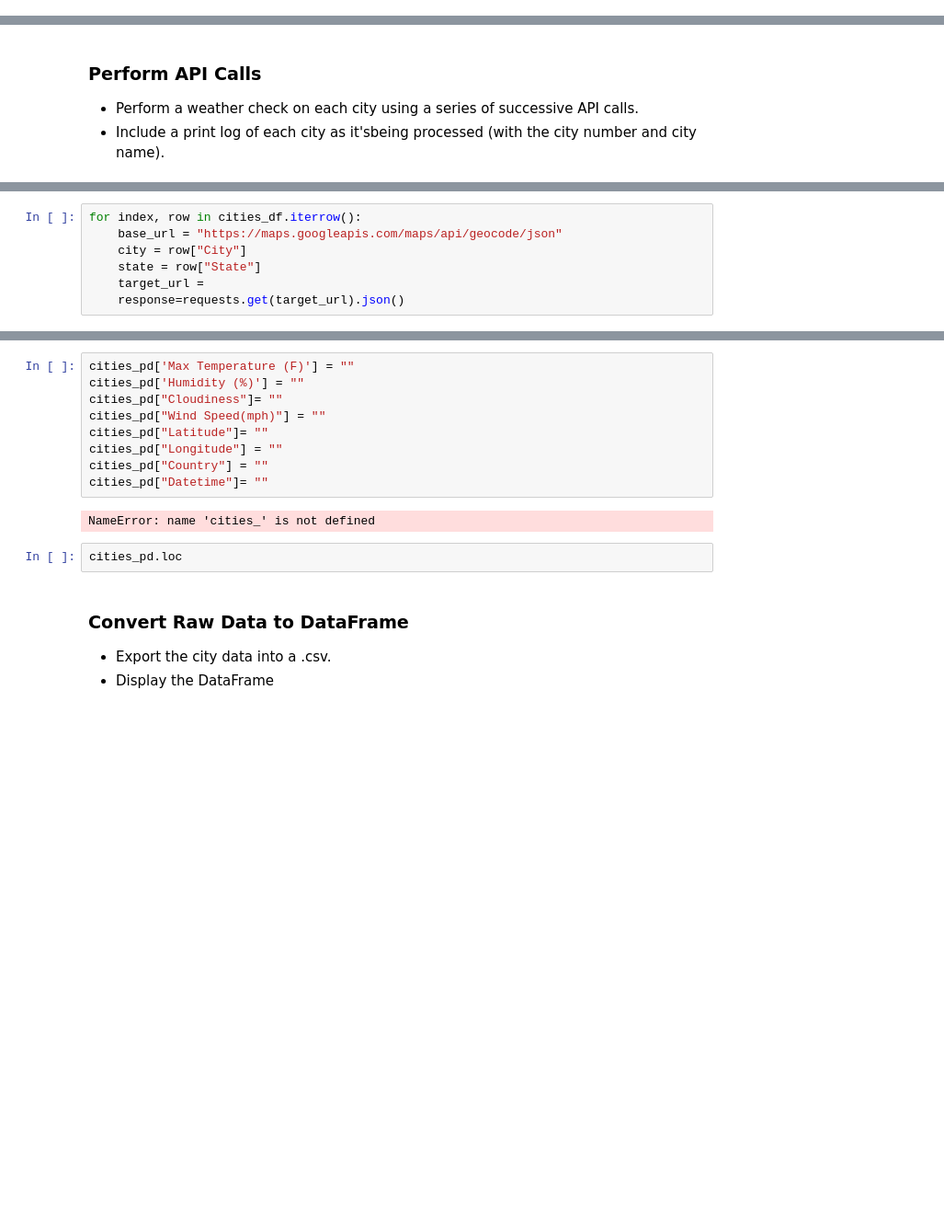
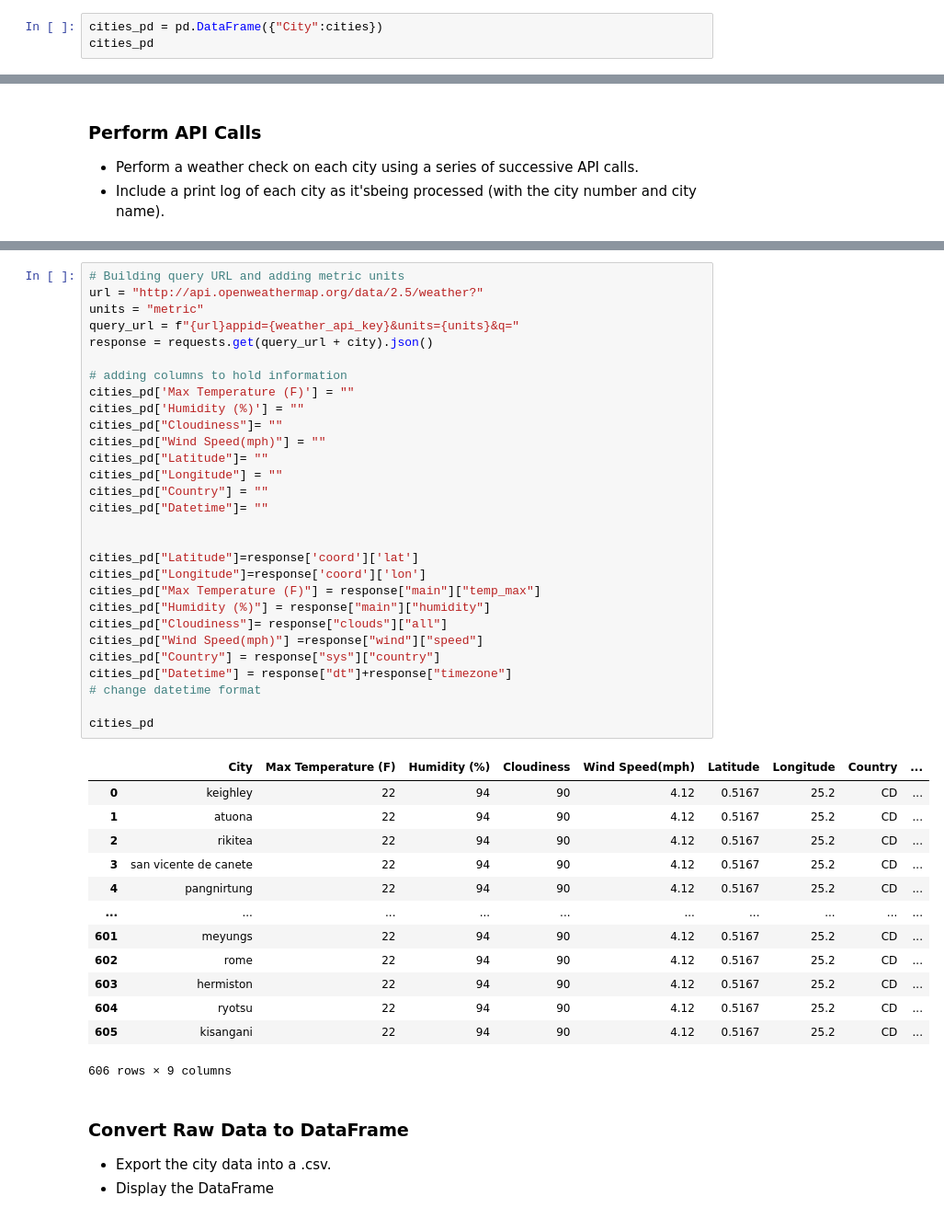
Before and after one commit to arriova16/api-homework, a Jupyter notebook: WeatherPy/WeatherPy.ipynb, the cells around one changed output, grey strips where cells are left out. Shown: that part at 92% size. Cells and saved outputs as stored; diff of their text form; blank space fills up the shorter version.

```diff
--- a/WeatherPy/WeatherPy.ipynb
+++ b/WeatherPy/WeatherPy.ipynb
@@ -52,0 +52,3 @@ len(cities)
+# %%
+cities_pd = pd.DataFrame({"City":cities})
+cities_pd
@@ -79,8 +96 @@ response = requests.get(query_url + city).json()
  'cod': 200}
-# %%
-for index, row in cities_df.iterrow():
-    base_url = "https://maps.googleapis.com/maps/api/geocode/json"
-    city = row["City"]
-    state = row["State"]
-    target_url =
-    response=requests.get(target_url).json()
@@ -89,16 +97,46 @@ SyntaxError: invalid syntax (<ipython-input-17-a7615ddcf4e7>, line 4)
-# %%
-cities_pd['Max Temperature (F)'] = ""
-cities_pd['Humidity (%)'] = ""
-cities_pd["Cloudiness"]= ""
-cities_pd["Wind Speed(mph)"] = ""
-cities_pd["Latitude"]= ""
-cities_pd["Longitude"] = ""
-cities_pd["Country"] = ""
-cities_pd["Datetime"]= ""
-# %% [output]
-NameError: name 'cities_' is not defined
-# %%
-cities_pd.loc
+# %%
+# Building query URL and adding metric units
+url = "http://api.openweathermap.org/data/2.5/weather?"
+units = "metric"
+query_url = f"{url}appid={weather_api_key}&units={units}&q="
+response = requests.get(query_url + city).json()
+
+# adding columns to hold information
+cities_pd['Max Temperature (F)'] = ""
+cities_pd['Humidity (%)'] = ""
+cities_pd["Cloudiness"]= ""
+cities_pd["Wind Speed(mph)"] = ""
+cities_pd["Latitude"]= ""
+cities_pd["Longitude"] = ""
+cities_pd["Country"] = ""
+cities_pd["Datetime"]= ""
+
+
+cities_pd["Latitude"]=response['coord']['lat']
+cities_pd["Longitude"]=response['coord']['lon']
+cities_pd["Max Temperature (F)"] = response["main"]["temp_max"]
+cities_pd["Humidity (%)"] = response["main"]["humidity"]
+cities_pd["Cloudiness"]= response["clouds"]["all"]
+cities_pd["Wind Speed(mph)"] =response["wind"]["speed"]
+cities_pd["Country"] = response["sys"]["country"]
+cities_pd["Datetime"] = response["dt"]+response["timezone"]
+# change datetime format
+
+cities_pd
+# %% [output]
+|  | City | Max Temperature (F) | Humidity (%) | Cloudiness | Wind Speed(mph) | Latitude | Longitude | Country | ... |
+| 0 | keighley | 22 | 94 | 90 | 4.12 | 0.5167 | 25.2 | CD | ... |
+| 1 | atuona | 22 | 94 | 90 | 4.12 | 0.5167 | 25.2 | CD | ... |
+| 2 | rikitea | 22 | 94 | 90 | 4.12 | 0.5167 | 25.2 | CD | ... |
+| 3 | san vicente de canete | 22 | 94 | 90 | 4.12 | 0.5167 | 25.2 | CD | ... |
+| 4 | pangnirtung | 22 | 94 | 90 | 4.12 | 0.5167 | 25.2 | CD | ... |
+| ... | ... | ... | ... | ... | ... | ... | ... | ... | ... |
+| 601 | meyungs | 22 | 94 | 90 | 4.12 | 0.5167 | 25.2 | CD | ... |
+| 602 | rome | 22 | 94 | 90 | 4.12 | 0.5167 | 25.2 | CD | ... |
+| 603 | hermiston | 22 | 94 | 90 | 4.12 | 0.5167 | 25.2 | CD | ... |
+| 604 | ryotsu | 22 | 94 | 90 | 4.12 | 0.5167 | 25.2 | CD | ... |
+| 605 | kisangani | 22 | 94 | 90 | 4.12 | 0.5167 | 25.2 | CD | ... |
+606 rows × 9 columns
 # %% [markdown]
 ### Convert Raw Data to DataFrame
 * Export the city data into a .csv.
```
Also changed, not shown: parts of 5 cells of this notebook.
